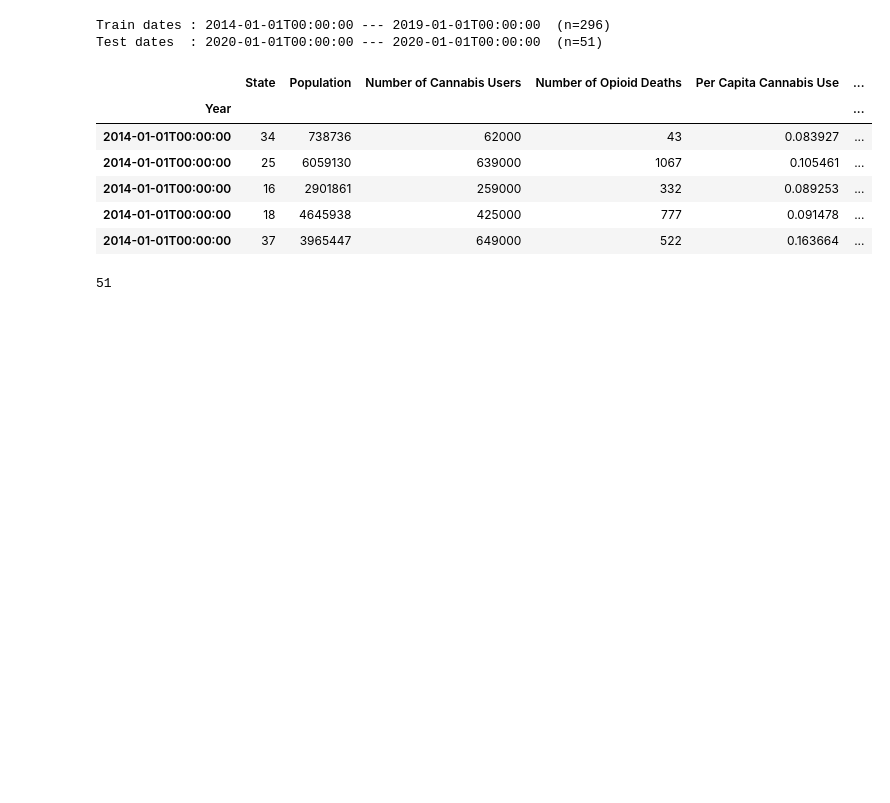
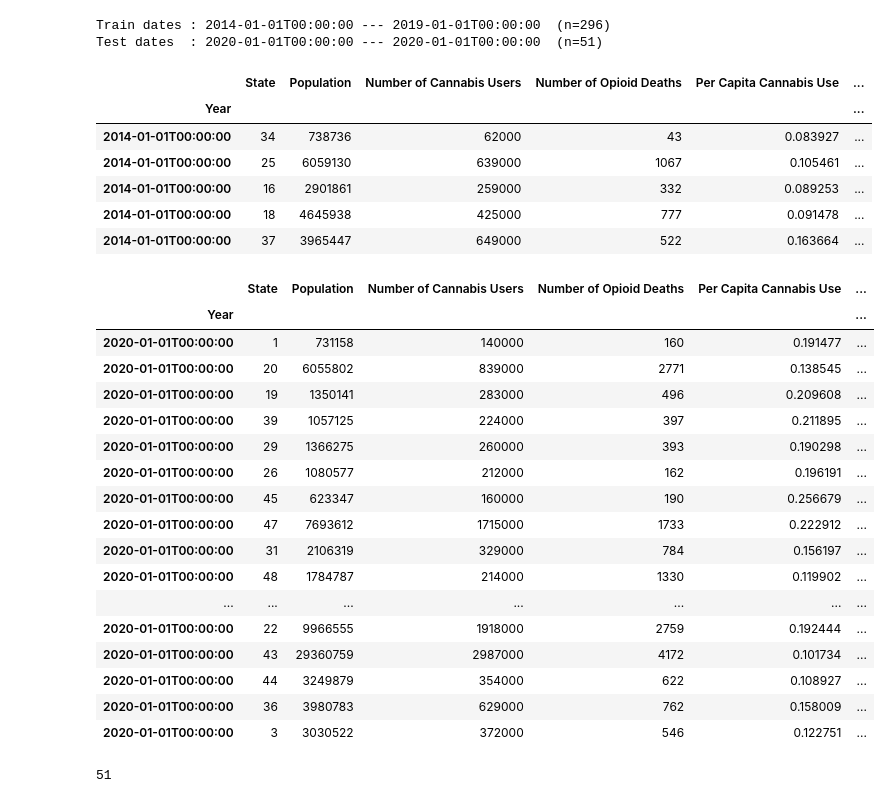
Before and after one commit to JohnWLandeen/Group_Project, a Jupyter notebook: Forecasting_merged_set.ipynb, the cells around one changed output. Saved outputs shown, nothing was run; the diff lists cells and outputs as text; code cells hidden in the pictures; blank space fills up the shorter version.

```diff
--- a/Forecasting_merged_set.ipynb
+++ b/Forecasting_merged_set.ipynb
@@ -147,6 +147,27 @@ data_train.head()
 | 2014-01-01T00:00:00 | 16 | 2901861 | 259000 | 332 | 0.089253 | ... |
 | 2014-01-01T00:00:00 | 18 | 4645938 | 425000 | 777 | 0.091478 | ... |
 | 2014-01-01T00:00:00 | 37 | 3965447 | 649000 | 522 | 0.163664 | ... |
+# %%
+data_test
+# %% [output]
+|  | State | Population | Number of Cannabis Users | Number of Opioid Deaths | Per Capita Cannabis Use | ... |
+| Year |  |  |  |  |  | ... |
+| 2020-01-01T00:00:00 | 1 | 731158 | 140000 | 160 | 0.191477 | ... |
+| 2020-01-01T00:00:00 | 20 | 6055802 | 839000 | 2771 | 0.138545 | ... |
+| 2020-01-01T00:00:00 | 19 | 1350141 | 283000 | 496 | 0.209608 | ... |
+| 2020-01-01T00:00:00 | 39 | 1057125 | 224000 | 397 | 0.211895 | ... |
+| 2020-01-01T00:00:00 | 29 | 1366275 | 260000 | 393 | 0.190298 | ... |
+| 2020-01-01T00:00:00 | 26 | 1080577 | 212000 | 162 | 0.196191 | ... |
+| 2020-01-01T00:00:00 | 45 | 623347 | 160000 | 190 | 0.256679 | ... |
+| 2020-01-01T00:00:00 | 47 | 7693612 | 1715000 | 1733 | 0.222912 | ... |
+| 2020-01-01T00:00:00 | 31 | 2106319 | 329000 | 784 | 0.156197 | ... |
+| 2020-01-01T00:00:00 | 48 | 1784787 | 214000 | 1330 | 0.119902 | ... |
+| ... | ... | ... | ... | ... | ... | ... |
+| 2020-01-01T00:00:00 | 22 | 9966555 | 1918000 | 2759 | 0.192444 | ... |
+| 2020-01-01T00:00:00 | 43 | 29360759 | 2987000 | 4172 | 0.101734 | ... |
+| 2020-01-01T00:00:00 | 44 | 3249879 | 354000 | 622 | 0.108927 | ... |
+| 2020-01-01T00:00:00 | 36 | 3980783 | 629000 | 762 | 0.158009 | ... |
+| 2020-01-01T00:00:00 | 3 | 3030522 | 372000 | 546 | 0.122751 | ... |
 # %%
 Stateslist = data_train['State'].unique()
 len(Stateslist)
```
Also changed, not shown: parts of 17 cells of this notebook, 2 other files.
